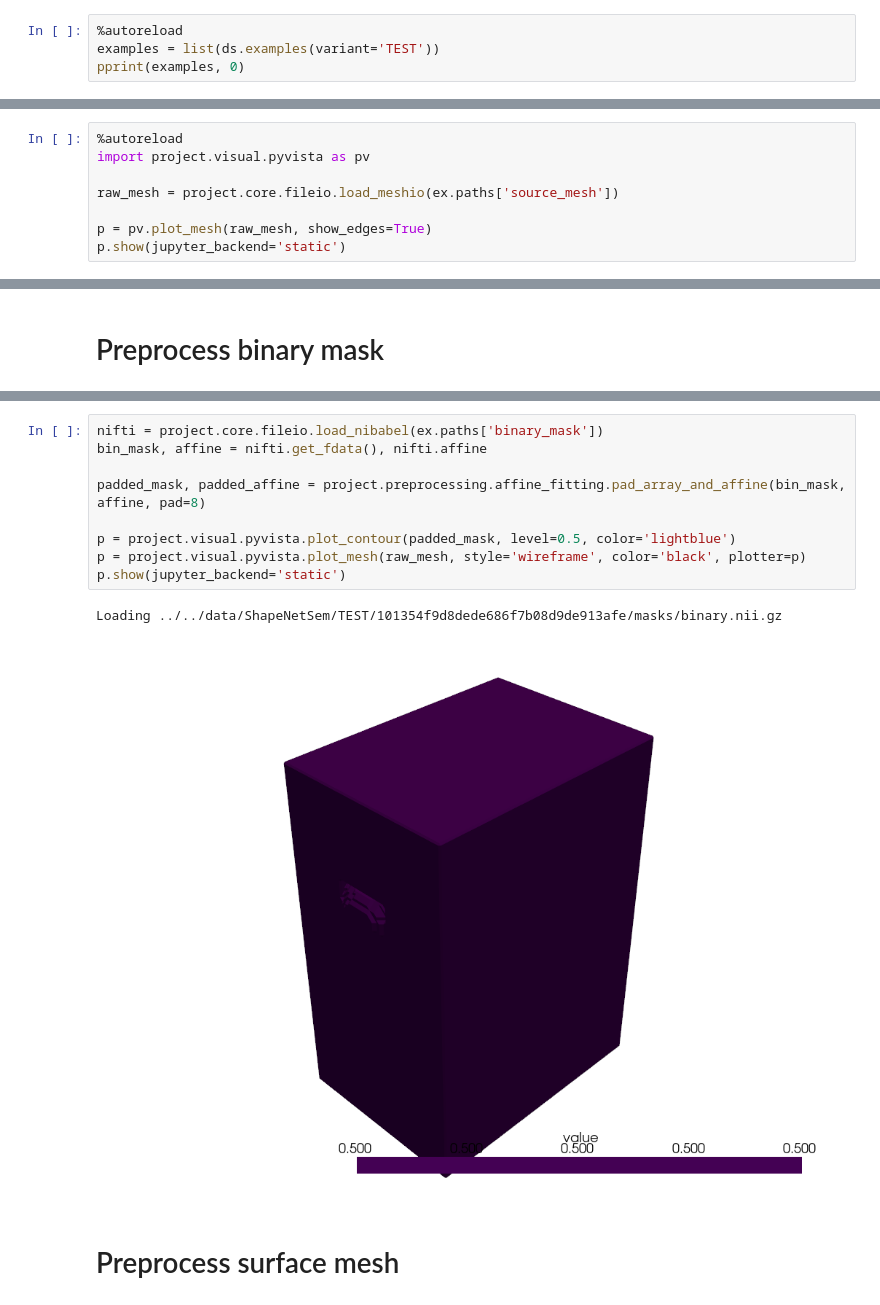
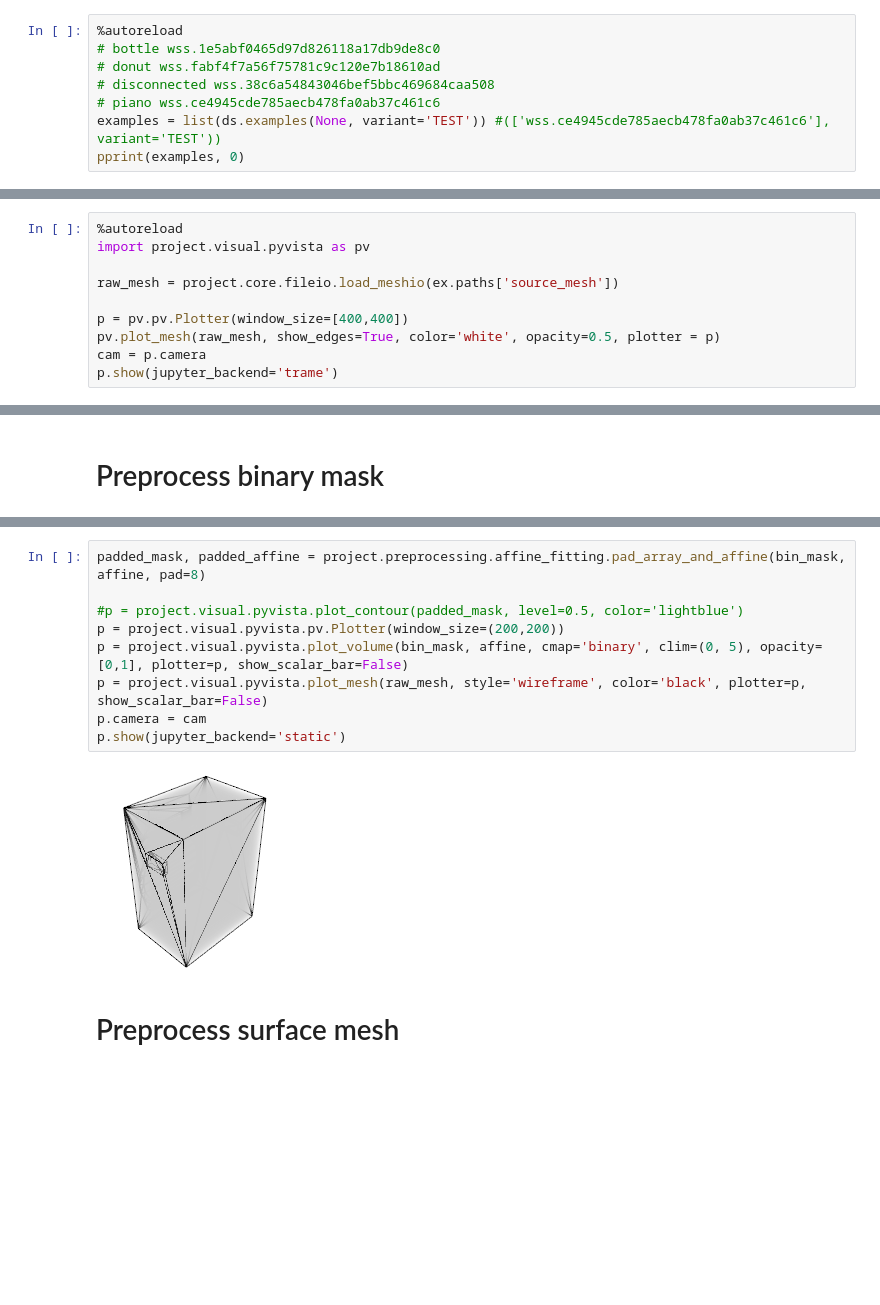
Before and after one commit to mattragoza/lung-project, a Jupyter notebook: notebooks/shapenet/01-preprocessing.ipynb, the cells around one changed output, grey strips where cells are left out. Saved outputs shown, nothing was run; the diff lists cells and outputs as text; blank space fills up the shorter version.

Commit message:
shapenet validation and selection nb

```diff
--- a/notebooks/shapenet/01-preprocessing.ipynb
+++ b/notebooks/shapenet/01-preprocessing.ipynb
@@ -46,7 +49,11 @@ ShapeNetDataset()
     └── 'children': dict(len=167)
 # %%
 %autoreload
-examples = list(ds.examples(variant='TEST'))
+# bottle wss.1e5abf0465d97d826118a17db9de8c0
+# donut wss.fabf4f7a56f75781c9c120e7b18610ad
+# disconnected wss.38c6a54843046bef5bbc469684caa508
+# piano wss.ce4945cde785aecb478fa0ab37c461c6
+examples = list(ds.examples(None, variant='TEST')) #(['wss.ce4945cde785aecb478fa0ab37c461c6'], variant='TEST'))
 pprint(examples, 0)
 # %% [output]
 list(len=12288)
@@ -80,6 +87,8 @@ import project.visual.pyvista as pv
 
 raw_mesh = project.core.fileio.load_meshio(ex.paths['source_mesh'])
 
-p = pv.plot_mesh(raw_mesh, show_edges=True)
-p.show(jupyter_backend='static')
+p = pv.pv.Plotter(window_size=[400,400])
+pv.plot_mesh(raw_mesh, show_edges=True, color='white', opacity=0.5, plotter = p)
+cam = p.camera
+p.show(jupyter_backend='trame')
 # %% [output]
@@ -115,15 +132,14 @@ Done
 # %%
-nifti = project.core.fileio.load_nibabel(ex.paths['binary_mask'])
-bin_mask, affine = nifti.get_fdata(), nifti.affine
-
 padded_mask, padded_affine = project.preprocessing.affine_fitting.pad_array_and_affine(bin_mask, affine, pad=8)
 
-p = project.visual.pyvista.plot_contour(padded_mask, level=0.5, color='lightblue')
-p = project.visual.pyvista.plot_mesh(raw_mesh, style='wireframe', color='black', plotter=p)
+#p = project.visual.pyvista.plot_contour(padded_mask, level=0.5, color='lightblue')
+p = project.visual.pyvista.pv.Plotter(window_size=(200,200))
+p = project.visual.pyvista.plot_volume(bin_mask, affine, cmap='binary', clim=(0, 5), opacity=[0,1], plotter=p, show_scalar_bar=False)
+p = project.visual.pyvista.plot_mesh(raw_mesh, style='wireframe', color='black', plotter=p, show_scalar_bar=False)
+p.camera = cam
 p.show(jupyter_backend='static')
 # %% [output]
-Loading ../../data/ShapeNetSem/TEST/101354f9d8dede686f7b08d9de913afe/masks/binary.nii.gz
-[figure, old version]
+[figure, new version]
 # %% [markdown]
 # Preprocess surface mesh
 # %%
```
Also changed, not shown: parts of 14 cells of this notebook, 6 other files.
